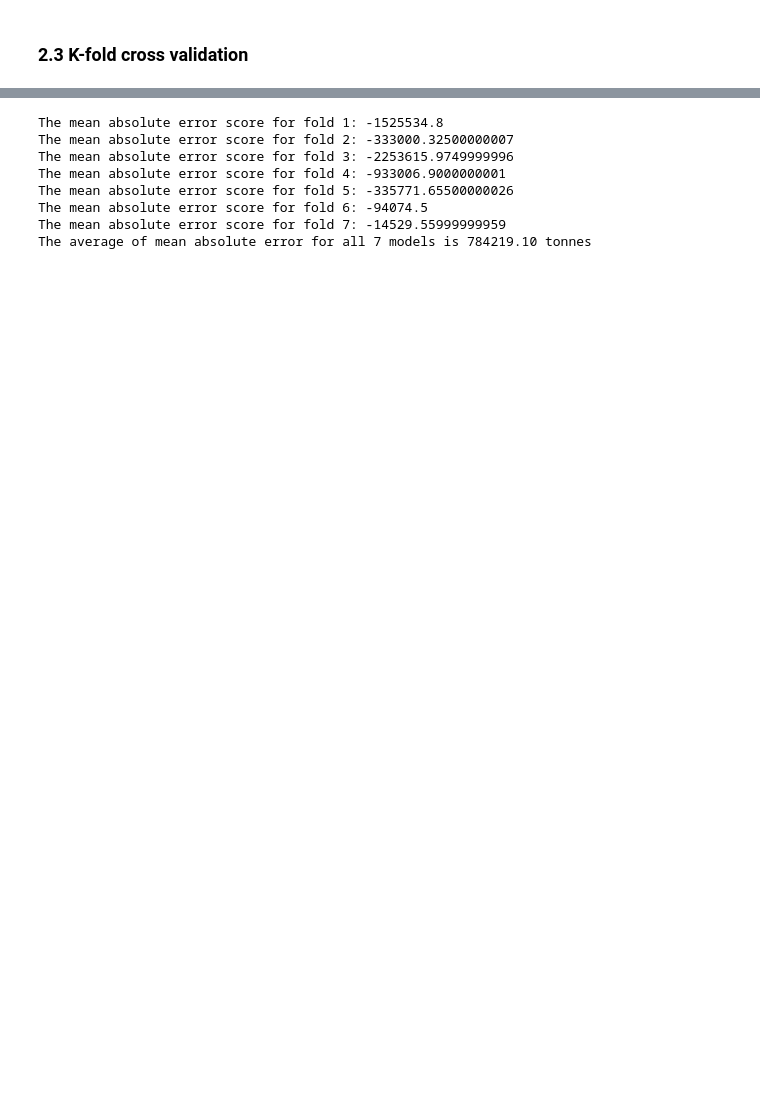
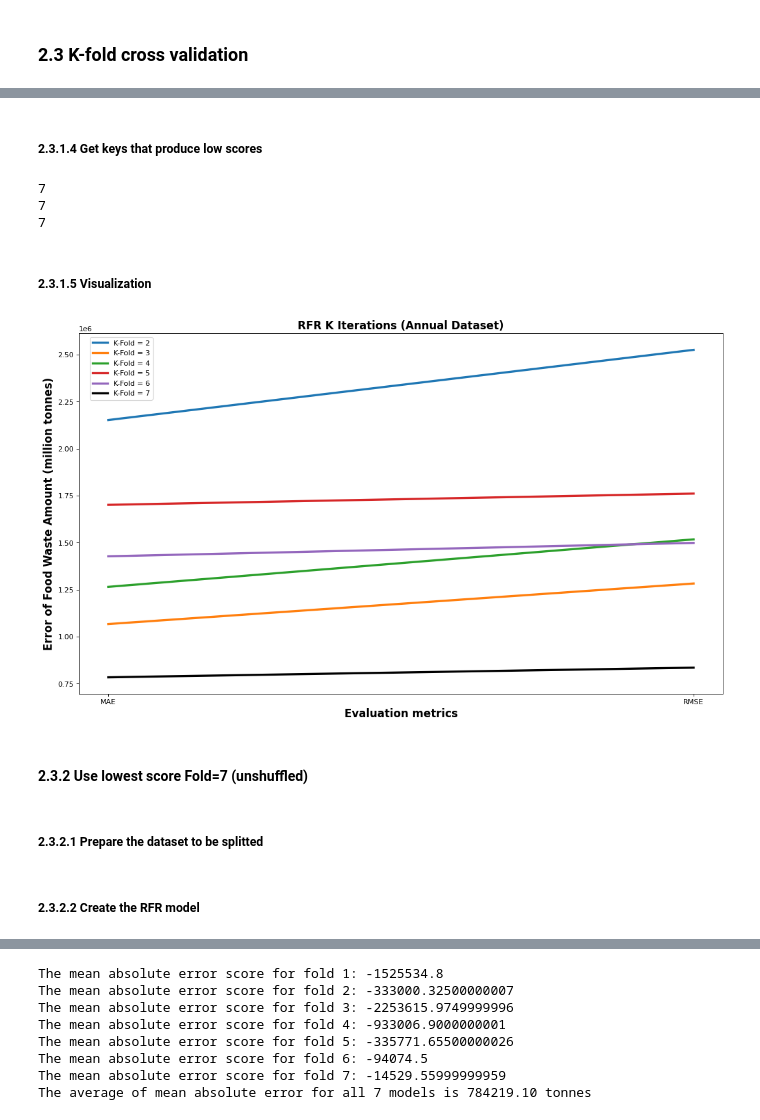
Before and after one commit to cajuon/RFR-on-Predicting-Food-Waste-Amount, a Jupyter notebook: random-forest-regression.ipynb, the cells around one changed output, grey strips where cells are left out. Cells and saved outputs as stored; diff of their text form; code cells hidden in the pictures; blank space fills up the shorter version.

```diff
--- a/random-forest-regression.ipynb
+++ b/random-forest-regression.ipynb
@@ -502,8 +599,76 @@ plt.show()
+# %% [markdown]
+##### 2.3.1.4 Get keys that produce low scores
+# %%
+minimum1 = min(k_mae_dict_non, key = k_mae_dict_non.get)
+minimum2 = min(k_rmse_dict_non, key = k_rmse_dict_non.get)
+minimum3 = min(k_mape_dict_non, key = k_mape_dict_non.get)
+
+print(minimum1)
+print(minimum2)
+print(minimum3)
+# %% [output]
+7
+7
+7
+# %% [markdown]
+##### 2.3.1.5 Visualization
+# %%
+dictlist = [k_mae_dict_non, k_rmse_dict_non]
+kf2 = []
+kf3 = []
+kf4 = []
+kf5 = []
+kf6 = []
+kf7 = []
+
+for dictionary in dictlist:
+    attempt = dictionary.get('2')
+    kf2.append(attempt)
+    attempt = dictionary.get('3')
+    kf3.append(attempt)
+    attempt = dictionary.get('4')
+    kf4.append(attempt)
+    attempt = dictionary.get('5')
+    kf5.append(attempt)
+    attempt = dictionary.get('6')
+    kf6.append(attempt)
+    attempt = dictionary.get('7')
+    kf7.append(attempt)
+# %%
+dictlist = ['MAE', 'RMSE']
+
+plt.figure(figsize = (16, 9), dpi = 80)
+lines1 = plt.plot(dictlist, kf2, label = 'K-Fold = 2')
+lines2 = plt.plot(dictlist, kf3, label = 'K-Fold = 3')
+lines3 = plt.plot(dictlist, kf4, label = 'K-Fold = 4')
+lines4 = plt.plot(dictlist, kf5, label = 'K-Fold = 5')
+lines5 = plt.plot(dictlist, kf6, label = 'K-Fold = 6')
+lines6 = plt.plot(dictlist, kf7, label = 'K-Fold = 7')
+plt.grid(False)
+plt.setp(lines1, linewidth = 3)
+plt.setp(lines2, linewidth = 3)
+plt.setp(lines3, linewidth = 3)
+plt.setp(lines4, linewidth = 3)
+plt.setp(lines5, linewidth = 3)
+plt.setp(lines6, color = 'black', linewidth = 3)
+plt.xlabel('Evaluation metrics', fontweight = 'bold', fontsize = 15)
+plt.ylabel('Error of Food Waste Amount (million tonnes)', fontweight = 'bold', fontsize = 15)
+plt.title('RFR K Iterations (Annual Dataset)', fontweight = 'bold', fontsize = 15)
+plt.legend(bbox_to_anchor = [.05, .1, .07, .9])
+plt.show()
+# %% [output]
+[figure, added]
+# %% [markdown]
+#### 2.3.2 Use lowest score Fold=7 (unshuffled)
+# %% [markdown]
+##### 2.3.2.1 Prepare the dataset to be splitted
 # %%
 # Prepare the datset to be split
 x = annual_df.iloc[:, 0:1].values.astype(float)
 y = annual_df.iloc[:, 1:2].values.astype(float)
 y = y.ravel() # flatten y (dependent) data
+# %% [markdown]
+##### 2.3.2.2 Create the RFR model
 # %%
 # Create the RFR model
 RFRmodel_kfold = RandomForestRegressor(n_estimators = RFR_num_estmtr, random_state = RFR_ran_st)
```
Also changed, not shown: parts of 104 cells of this notebook.
